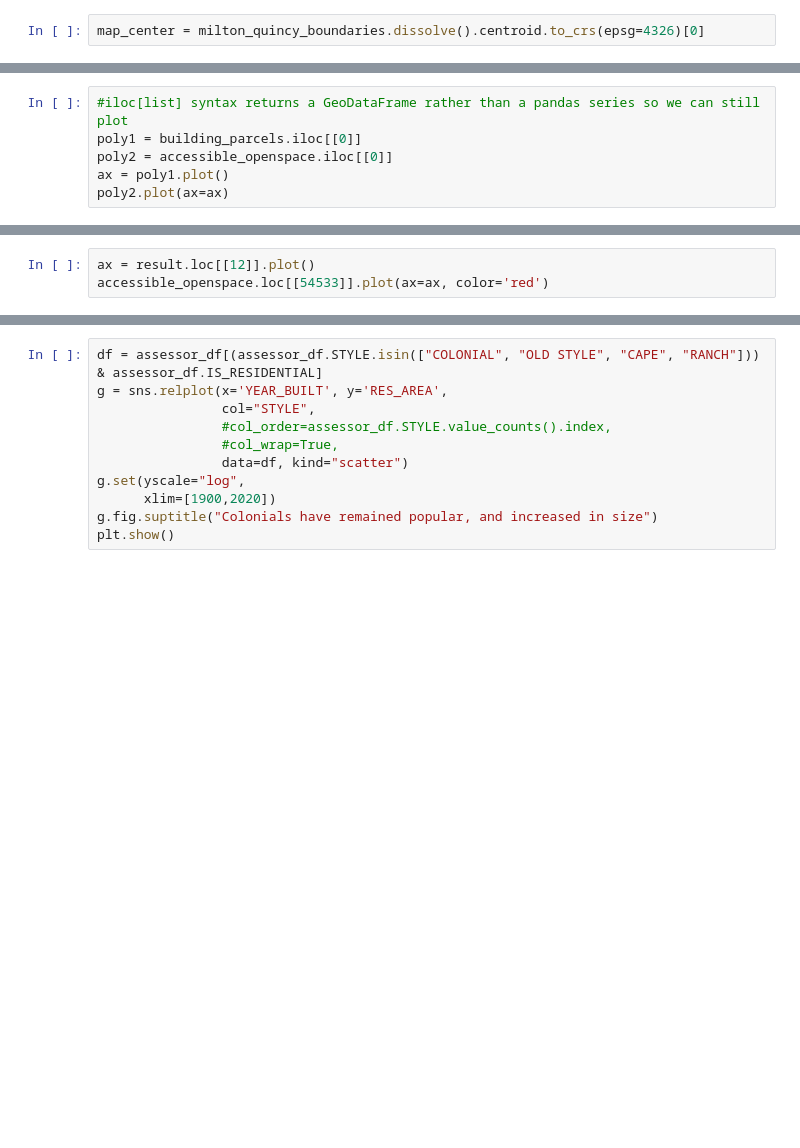
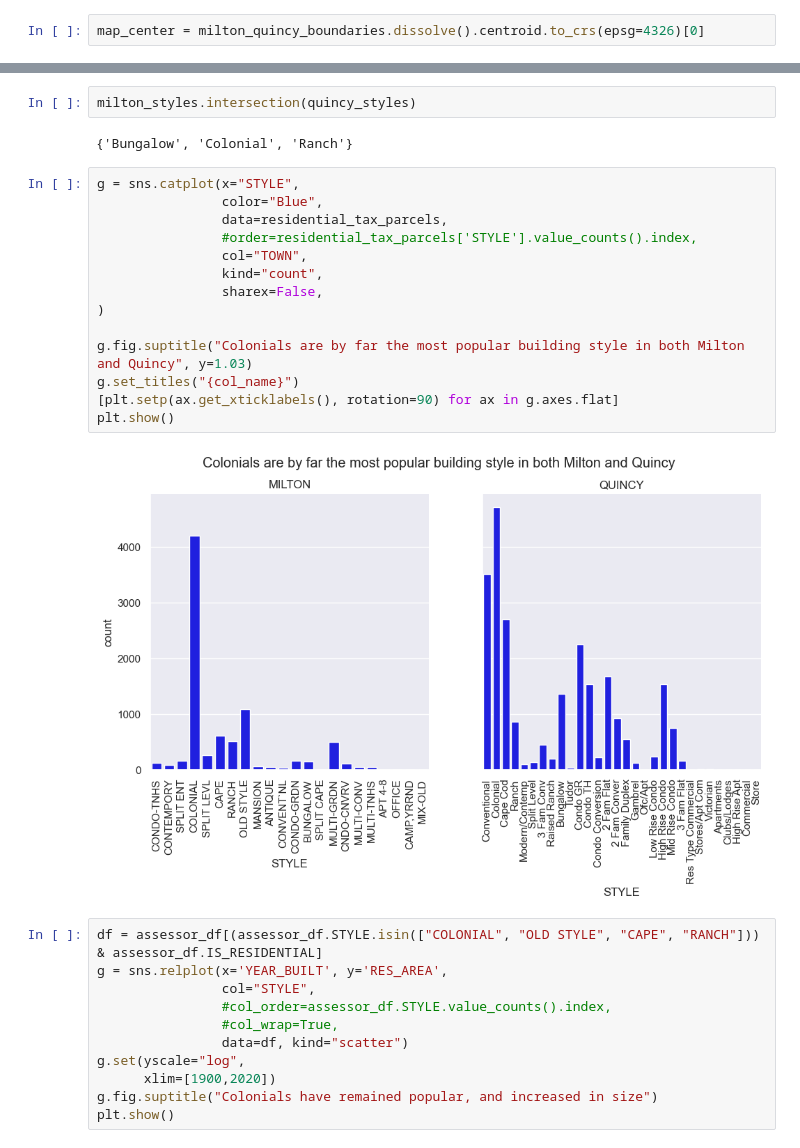
Before and after one commit to ahasha/milton_maps, a Jupyter notebook: notebooks/milton_maps.ipynb, the cells around one changed output, grey strips where cells are left out. Cells and saved outputs as stored; diff of their text form; blank space fills up the shorter version.

```diff
--- a/notebooks/milton_maps.ipynb
+++ b/notebooks/milton_maps.ipynb
@@ -231,6 +78,0 @@ accessible_openspace.shape
-# %%
-#iloc[list] syntax returns a GeoDataFrame rather than a pandas series so we can still plot
-poly1 = building_parcels.iloc[[0]]
-poly2 = accessible_openspace.iloc[[0]]
-ax = poly1.plot()
-poly2.plot(ax=ax)
@@ -271,3 +78,0 @@ accessible_openspace.loc[39158]
-# %%
-ax = result.loc[[12]].plot()
-accessible_openspace.loc[[54533]].plot(ax=ax, color='red')
@@ -431,3 +178,23 @@ plt.show()
+# %%
+milton_styles.intersection(quincy_styles)
+# %% [output]
+{'Bungalow', 'Colonial', 'Ranch'}
+# %%
+g = sns.catplot(x="STYLE",
+                color="Blue",
+                data=residential_tax_parcels,
+                #order=residential_tax_parcels['STYLE'].value_counts().index,
+                col="TOWN",
+                kind="count",
+                sharex=False,
+)
+
+g.fig.suptitle("Colonials are by far the most popular building style in both Milton and Quincy", y=1.03)
+g.set_titles("{col_name}")
+[plt.setp(ax.get_xticklabels(), rotation=90) for ax in g.axes.flat]
+plt.show()
+# %% [output]
+[figure, added]
 # %%
 df = assessor_df[(assessor_df.STYLE.isin(["COLONIAL", "OLD STYLE", "CAPE", "RANCH"])) & assessor_df.IS_RESIDENTIAL]
 g = sns.relplot(x='YEAR_BUILT', y='RES_AREA',
```
Also changed, not shown: parts of 92 cells of this notebook, 9 other files.
